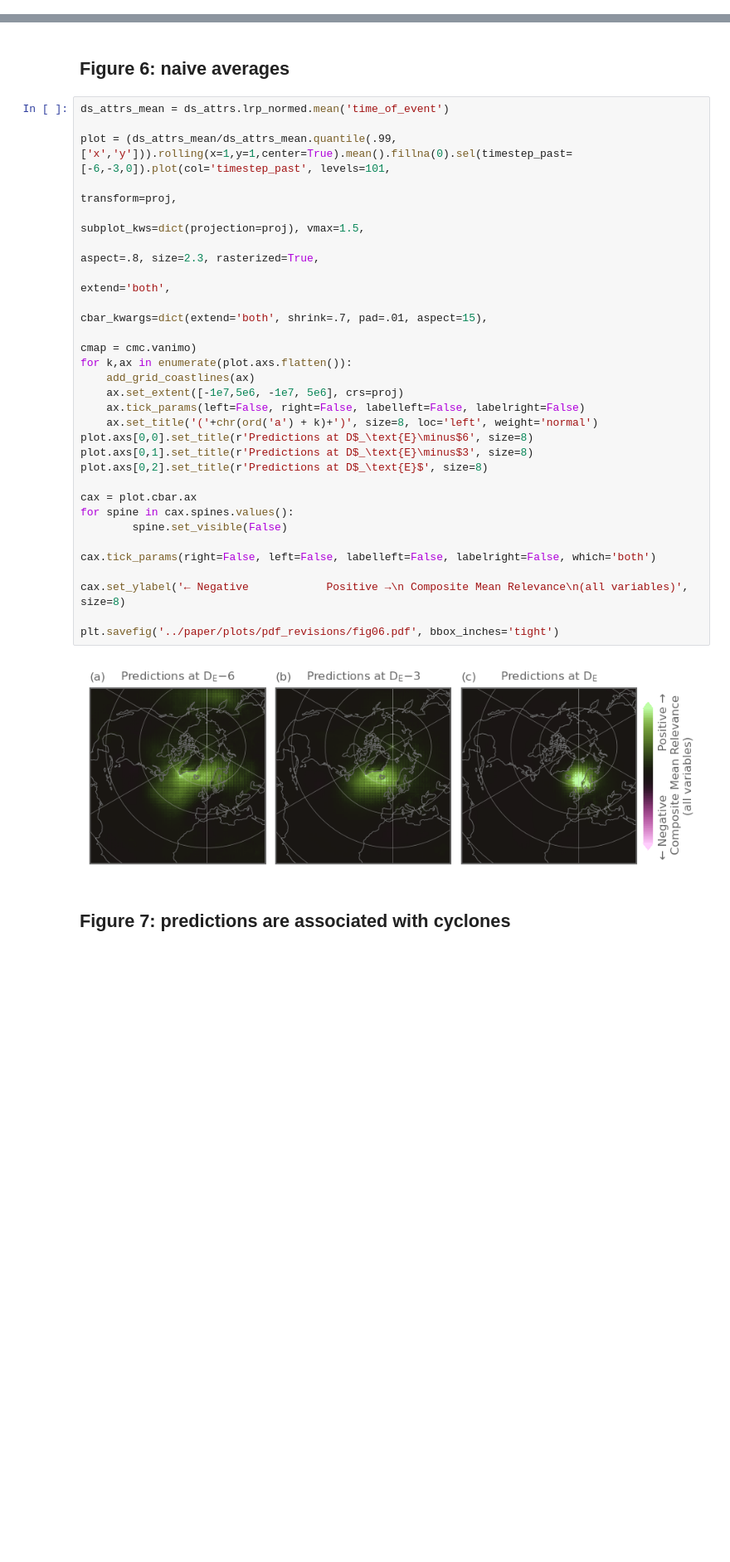
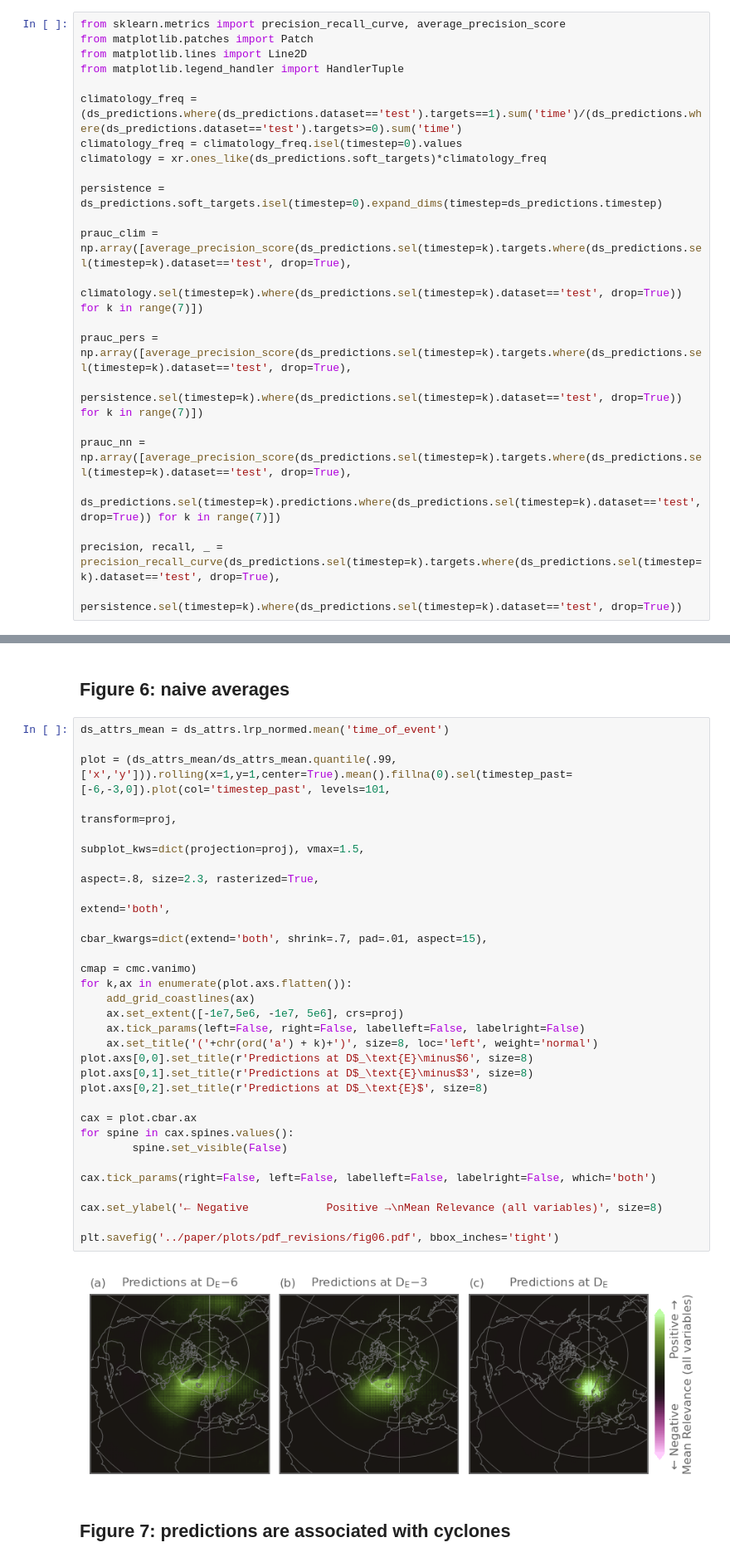
Before and after one commit to rguilcas/predict_rain_norway, a Jupyter notebook: diagnostics_newproj/paper/Plots_v2.ipynb, the cells around one changed output, grey strips where cells are left out. Shown at 83% size. Drawn from its saved outputs; the diff is of its cells as text; blank space fills up the shorter version.

```diff
--- a/diagnostics_newproj/paper/Plots_v2.ipynb
+++ b/diagnostics_newproj/paper/Plots_v2.ipynb
@@ -223 +219,24 @@ climatology = climatology.isel(timestep=0).values
+# %%
+from sklearn.metrics import precision_recall_curve, average_precision_score
+from matplotlib.patches import Patch
+from matplotlib.lines import Line2D
+from matplotlib.legend_handler import HandlerTuple
+
+climatology_freq = (ds_predictions.where(ds_predictions.dataset=='test').targets==1).sum('time')/(ds_predictions.where(ds_predictions.dataset=='test').targets>=0).sum('time')
+climatology_freq = climatology_freq.isel(timestep=0).values
+climatology = xr.ones_like(ds_predictions.soft_targets)*climatology_freq
+
+persistence = ds_predictions.soft_targets.isel(timestep=0).expand_dims(timestep=ds_predictions.timestep)
+
+prauc_clim = np.array([average_precision_score(ds_predictions.sel(timestep=k).targets.where(ds_predictions.sel(timestep=k).dataset=='test', drop=True),
+                        climatology.sel(timestep=k).where(ds_predictions.sel(timestep=k).dataset=='test', drop=True)) for k in range(7)])
+
+prauc_pers = np.array([average_precision_score(ds_predictions.sel(timestep=k).targets.where(ds_predictions.sel(timestep=k).dataset=='test', drop=True),
+                        persistence.sel(timestep=k).where(ds_predictions.sel(timestep=k).dataset=='test', drop=True)) for k in range(7)])
+
+prauc_nn = np.array([average_precision_score(ds_predictions.sel(timestep=k).targets.where(ds_predictions.sel(timestep=k).dataset=='test', drop=True),
+                        ds_predictions.sel(timestep=k).predictions.where(ds_predictions.sel(timestep=k).dataset=='test', drop=True)) for k in range(7)])
+
+precision, recall, _ = precision_recall_curve(ds_predictions.sel(timestep=k).targets.where(ds_predictions.sel(timestep=k).dataset=='test', drop=True),
+                                                persistence.sel(timestep=k).where(ds_predictions.sel(timestep=k).dataset=='test', drop=True))
 # %%
@@ -290,33 +318,33 @@ plt.savefig('../paper/plots/pdf_revisions/fig05.pdf', bbox_inches='tight')
 # %%
 ds_attrs_mean = ds_attrs.lrp_normed.mean('time_of_event')
 
 plot = (ds_attrs_mean/ds_attrs_mean.quantile(.99,['x','y'])).rolling(x=1,y=1,center=True).mean().fillna(0).sel(timestep_past=[-6,-3,0]).plot(col='timestep_past', levels=101,
                                                                                                                                                     transform=proj,
                                                                                                                                                     subplot_kws=dict(projection=proj), vmax=1.5,
                                                                                                                                                     aspect=.8, size=2.3, rasterized=True,
                                                                                                                                                     extend='both',
                                                                                                                                                     cbar_kwargs=dict(extend='both', shrink=.7, pad=.01, aspect=15),
                                                                                                                                                     cmap = cmc.vanimo)
 for k,ax in enumerate(plot.axs.flatten()):
     add_grid_coastlines(ax)
     ax.set_extent([-1e7,5e6, -1e7, 5e6], crs=proj)
     ax.tick_params(left=False, right=False, labelleft=False, labelright=False)
     ax.set_title('('+chr(ord('a') + k)+')', size=8, loc='left', weight='normal')
 plot.axs[0,0].set_title(r'Predictions at D$_\text{E}\minus$6', size=8)
 plot.axs[0,1].set_title(r'Predictions at D$_\text{E}\minus$3', size=8)
 plot.axs[0,2].set_title(r'Predictions at D$_\text{E}$', size=8)
 
 cax = plot.cbar.ax
 for spine in cax.spines.values():
         spine.set_visible(False)
 
 cax.tick_params(right=False, left=False, labelleft=False, labelright=False, which='both')
 
-cax.set_ylabel('← Negative            Positive →\n Composite Mean Relevance\n(all variables)', size=8)
+cax.set_ylabel('← Negative            Positive →\nMean Relevance (all variables)', size=8)
 
 plt.savefig('../paper/plots/pdf_revisions/fig06.pdf', bbox_inches='tight')
 # %% [output]
-[figure, old version]
+[figure, new version]
 # %% [markdown]
 ## Figure 7: predictions are associated with cyclones
 # %%
```
Also changed, not shown: parts of 29 cells of this notebook.
